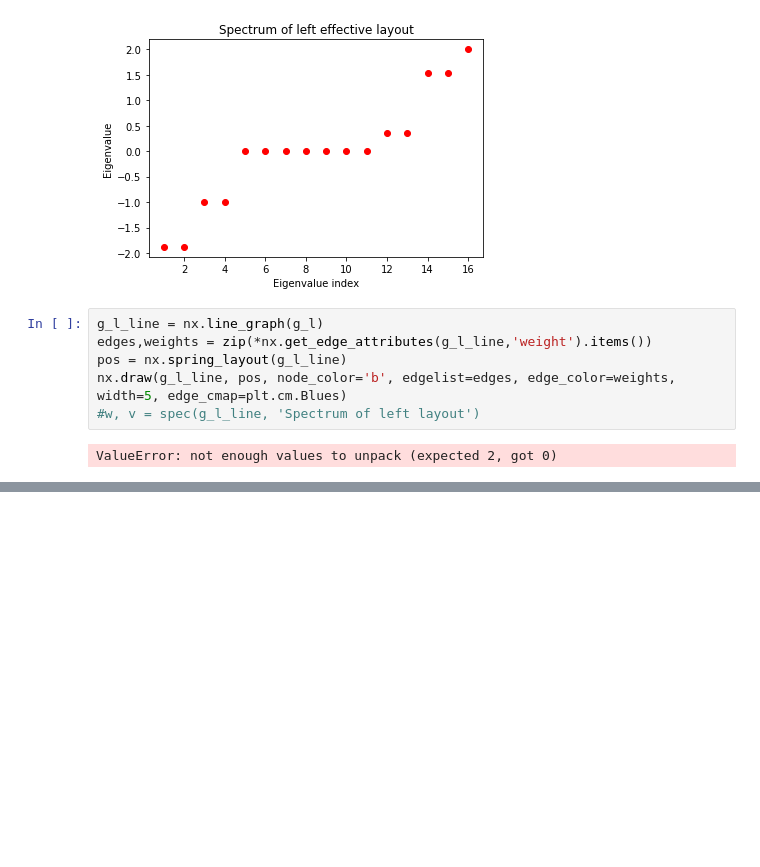
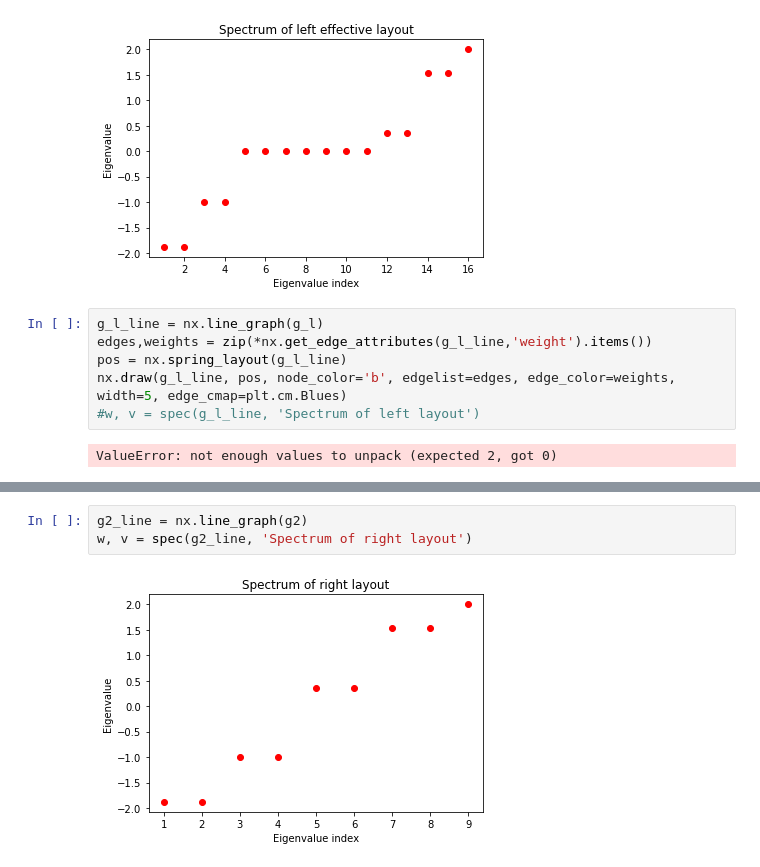
Before and after one commit to ShabaniLab/CircuitQEDLattices, a Jupyter notebook: EffectiveVsLayout.ipynb, the cells around one changed output, grey strips where cells are left out. Cells and saved outputs as stored; diff of their text form; blank space fills up the shorter version.

```diff
--- a/EffectiveVsLayout.ipynb
+++ b/EffectiveVsLayout.ipynb
@@ -59,0 +92,5 @@ ValueError: not enough values to unpack (expected 2, got 0)
+# %%
+g2_line = nx.line_graph(g2)
+w, v = spec(g2_line, 'Spectrum of right layout')
+# %% [output]
+[figure, added]
```
Also changed, not shown: parts of 11 cells of this notebook.
